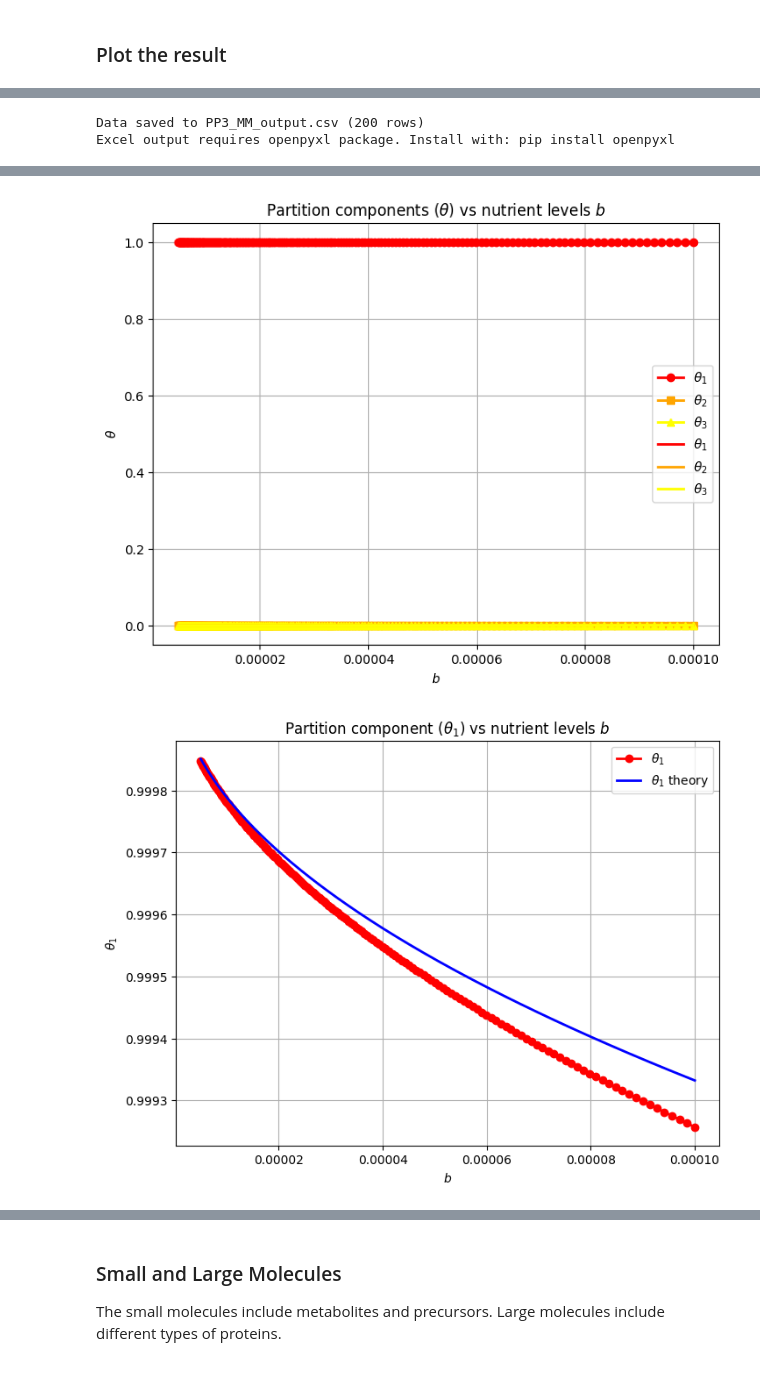
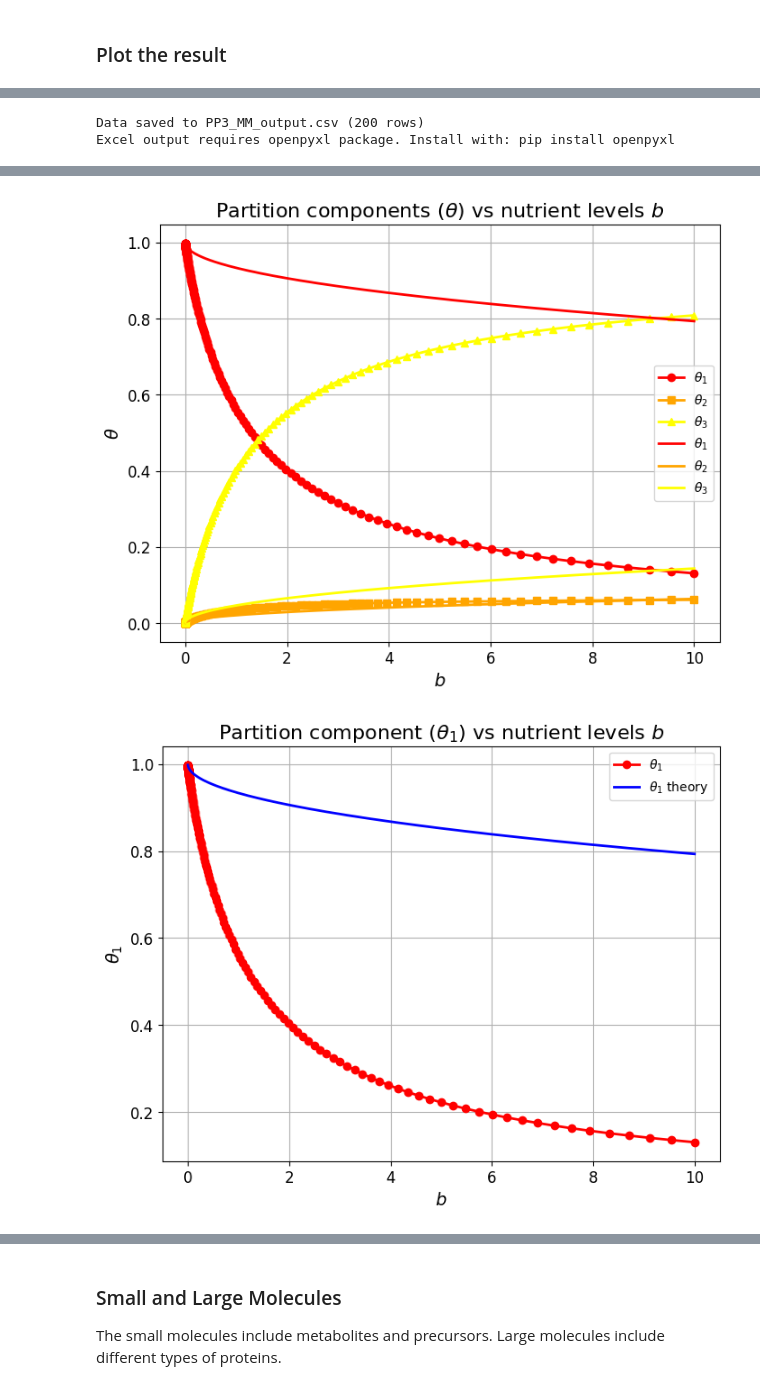
Before and after one commit to jonathan-huang/Proteome-Partition-ver.-1, a Jupyter notebook: PP3_MM.ipynb, the cells around one changed output, grey strips where cells are left out. Cells and saved outputs as stored; diff of their text form; code cells hidden in the pictures.

```diff
--- a/PP3_MM.ipynb
+++ b/PP3_MM.ipynb
@@ -7,20 +7,28 @@ Solve for lambda and Y with built-in Python library
 import numpy as np
 import matplotlib.pyplot as plt
 from scipy.optimize import minimize
+from scipy.signal import savgol_filter
 from joblib import Parallel, delayed
 import pandas as pd
 import time
 
 # Constants
 a1, a2 = 23.8, 1.4
+# a1, a2 = 0.0001, 0.003
 k1, k2 = 0.01, 0.003
 N = 200
 
-# b_min, b_max, b_large = 1e-4, 1e4, False
-b_min, b_max, b_large = 5e-6, 1e-4, False
-# b_min, b_max, b_large = 5e7, 1e8, True
+# Best range to test linear relationship
+b_min, b_max = 1e-3, 1e1
+
+# b_min, b_max = 1e-5, 5e-4
+# b_min, b_max = 5e7, 1e8
+# b_min, b_max = 1e-5, 1e5
 
 b_vals = np.logspace(np.log10(b_min), np.log10(b_max), N)
+
+b_threshold = 1e4
+b_large = b_max > b_threshold
 #b_vals = np.linspace(b_min, b_max, N+1)
 
 # Approximate Theory
@@ -247,7 +287,9 @@ plt.show()
 
 if b_large:
     # not yet calculated
-    pass
+    theta1_approx_arr = np.full_like(b_arr, np.nan)
+    theta2_approx_arr = np.full_like(b_arr, np.nan)
+    theta3_approx_arr = np.full_like(b_arr, np.nan)
 else:
     theta1_approx_arr = 1 - A*np.sqrt(b_arr) + (1/2)*A**3*b_arr**(3/2) - (3/8)*A**5*b_arr**(5/2)
     theta2_approx_arr = np.sqrt(k1/a1)*( np.sqrt(b_arr) - (1/2)*A**2*b_arr**(3/2) + (3/8)*A**4*b_arr**(5/2) )
@@ -295,9 +337,10 @@ plt.plot(b_arr, theta3_arr, lw=2, label=r'$\theta_3$', marker='^', color='yellow
 plt.plot(b_arr, theta1_approx_arr, lw=2, label=r'$\theta_1$', linestyle='-', color='red')
 plt.plot(b_arr, theta2_approx_arr, lw=2, label=r'$\theta_2$', linestyle='-', color='orange')
 plt.plot(b_arr, theta3_approx_arr, lw=2, label=r'$\theta_3$', linestyle='-', color='yellow')
-plt.xlabel(r'$b$')
-plt.ylabel(r'$\theta$')
-plt.title(r'Partition components ($\theta$) vs nutrient levels $b$')
+plt.xlabel(r'$b$', fontsize=label_size)
+plt.ylabel(r'$\theta$', fontsize=label_size)
+plt.title(r'Partition components ($\theta$) vs nutrient levels $b$', fontsize=title_size)
+plt.tick_params(axis='both', which='major', labelsize=tick_size)
 plt.grid(True)
 plt.legend()
 plt.show()
@@ -306,8 +349,9 @@ plt.show()
 plt.figure(figsize=(8,6))
 plt.plot(b_arr, theta1_arr, lw=2, label=r'$\theta_1$', marker='o', color='red')
 plt.plot(b_arr, theta1_approx_arr, lw=2, label=r'$\theta_1$ theory', color='blue')
-plt.xlabel(r'$b$'); plt.ylabel(r'$\theta_1$')
-plt.title(r'Partition component ($\theta_1$) vs nutrient levels $b$')
+plt.xlabel(r'$b$', fontsize=label_size); plt.ylabel(r'$\theta_1$', fontsize=label_size)
+plt.title(r'Partition component ($\theta_1$) vs nutrient levels $b$', fontsize=title_size)
+plt.tick_params(axis='both', which='major', labelsize=tick_size)
 plt.grid(True)
 plt.legend()
 plt.show()
@@ -316,8 +360,9 @@ plt.show()
 plt.figure(figsize=(8,6))
 plt.plot(b_arr, theta2_arr, lw=2, label=r'$\theta_2$', marker='o', color='orange')
 plt.plot(b_arr, theta2_approx_arr, lw=2, label=r'$\theta_2$ theory', color='blue')
-plt.xlabel(r'$b$'); plt.ylabel(r'$\theta_2$')
-plt.title(r'Partition component ($\theta_2$) vs nutrient levels $b$')
+plt.xlabel(r'$b$', fontsize=label_size); plt.ylabel(r'$\theta_2$', fontsize=label_size)
+plt.title(r'Partition component ($\theta_2$) vs nutrient levels $b$', fontsize=title_size)
+plt.tick_params(axis='both', which='major', labelsize=tick_size)
 plt.grid(True)
 # plt.ylim(0.0, 0.01)
 plt.legend()
@@ -327,8 +372,9 @@ plt.show()
 plt.figure(figsize=(8,6))
 plt.plot(b_arr, theta3_arr, lw=2, label=r'$\theta_3$', marker='o', color='yellow')
 plt.plot(b_arr, theta3_approx_arr, lw=2, label=r'$\theta_3$ theory', color='blue')
-plt.xlabel(r'$b$'); plt.ylabel(r'$\theta_3$')
-plt.title(r'Partition component ($\theta_3$) vs nutrient levels $b$')
+plt.xlabel(r'$b$', fontsize=label_size); plt.ylabel(r'$\theta_3$', fontsize=label_size)
+plt.title(r'Partition component ($\theta_3$) vs nutrient levels $b$', fontsize=title_size)
+plt.tick_params(axis='both', which='major', labelsize=tick_size)
 plt.grid(True)
 # plt.ylim(0.0, 0.01)
 plt.legend()
@@ -339,8 +385,9 @@ plt.figure()
 plt.scatter(theta1_arr, lambda_arr, label=r'$\theta_1$', c='red')
 plt.scatter(theta2_arr, lambda_arr, label=r'$\theta_2$', c='orange')
 plt.scatter(theta3_arr, lambda_arr, label=r'$\theta_3$', c='yellow')
-plt.xlabel(r'$\theta$'); plt.ylabel(r'$\lambda$')
-plt.title(r'Growth rate ($\lambda$) vs protein fraction ($\theta$)')
+plt.xlabel(r'$\theta$', fontsize=label_size); plt.ylabel(r'$\lambda$', fontsize=label_size)
+plt.title(r'Growth rate ($\lambda$) vs protein fraction ($\theta$)', fontsize=title_size)
+plt.tick_params(axis='both', which='major', labelsize=tick_size)
 plt.grid(True)
 plt.show()
 # %% [output]
@@ -360,2 +407,2 @@ Excel output requires openpyxl package. Install with: pip install openpyxl
-[figure, old version]
+[figure, new version]
-[figure, old version]
+[figure, new version]
```
Also changed, not shown: parts of 14 cells of this notebook, 8 other files.
